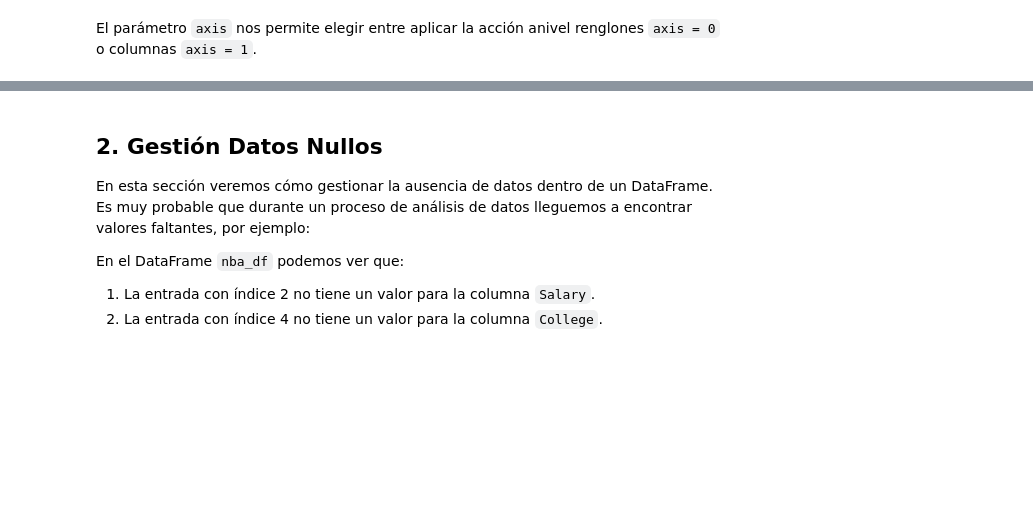
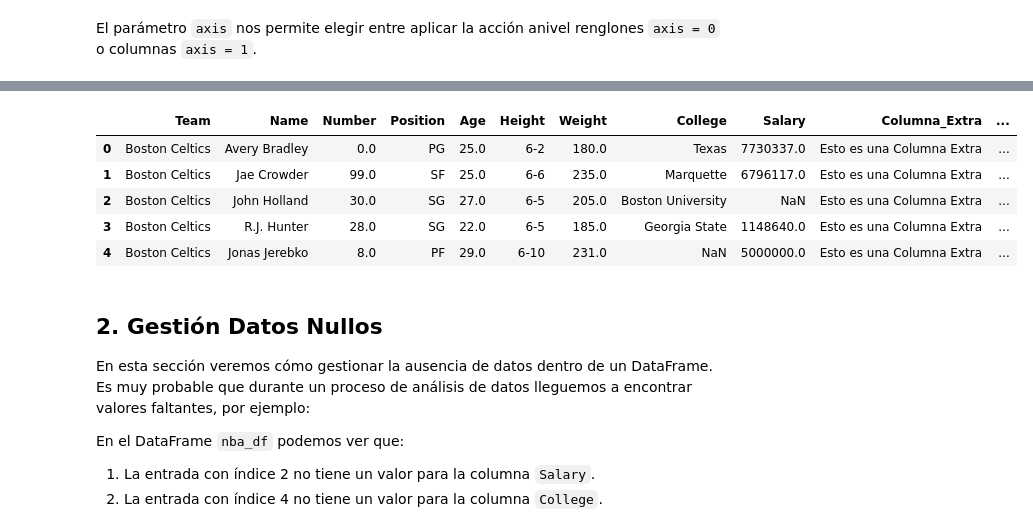
Before and after one commit to HeberTU/curso-python-cac, a Jupyter notebook: 11 Data Análisis - Pandas/03 DataFrame II.ipynb, the cells around one changed output, grey strips where cells are left out. Saved outputs shown, nothing was run; the diff lists cells and outputs as text; code cells hidden in the pictures; blank space fills up the shorter version.

```diff
--- a/11 Data Análisis - Pandas/03 DataFrame II.ipynb
+++ b/11 Data Análisis - Pandas/03 DataFrame II.ipynb
@@ -175,3 +381,16 @@ nba_df.drop([0,2,4], axis = 0).head()
+# %%
+columnas = ['Team', 'Name', 'Number', 'Position', 'Age', 'Height', 'Weight',
+       'College', 'Salary', 'Columna_Extra', 'Modified_Salary']
+nba_df = nba_df[columnas]
+# %%
+nba_df.head()
+# %% [output]
+|  | Team | Name | Number | Position | Age | Height | Weight | College | Salary | Columna_Extra | ... |
+| 0 | Boston Celtics | Avery Bradley | 0.0 | PG | 25.0 | 6-2 | 180.0 | Texas | 7730337.0 | Esto es una Columna Extra | ... |
+| 1 | Boston Celtics | Jae Crowder | 99.0 | SF | 25.0 | 6-6 | 235.0 | Marquette | 6796117.0 | Esto es una Columna Extra | ... |
+| 2 | Boston Celtics | John Holland | 30.0 | SG | 27.0 | 6-5 | 205.0 | Boston University | NaN | Esto es una Columna Extra | ... |
+| 3 | Boston Celtics | R.J. Hunter | 28.0 | SG | 22.0 | 6-5 | 185.0 | Georgia State | 1148640.0 | Esto es una Columna Extra | ... |
+| 4 | Boston Celtics | Jonas Jerebko | 8.0 | PF | 29.0 | 6-10 | 231.0 | NaN | 5000000.0 | Esto es una Columna Extra | ... |
 # %% [markdown]
 ## 2. Gestión Datos Nullos
 
```
Also changed, not shown: parts of 44 cells of this notebook, 47 other files.
